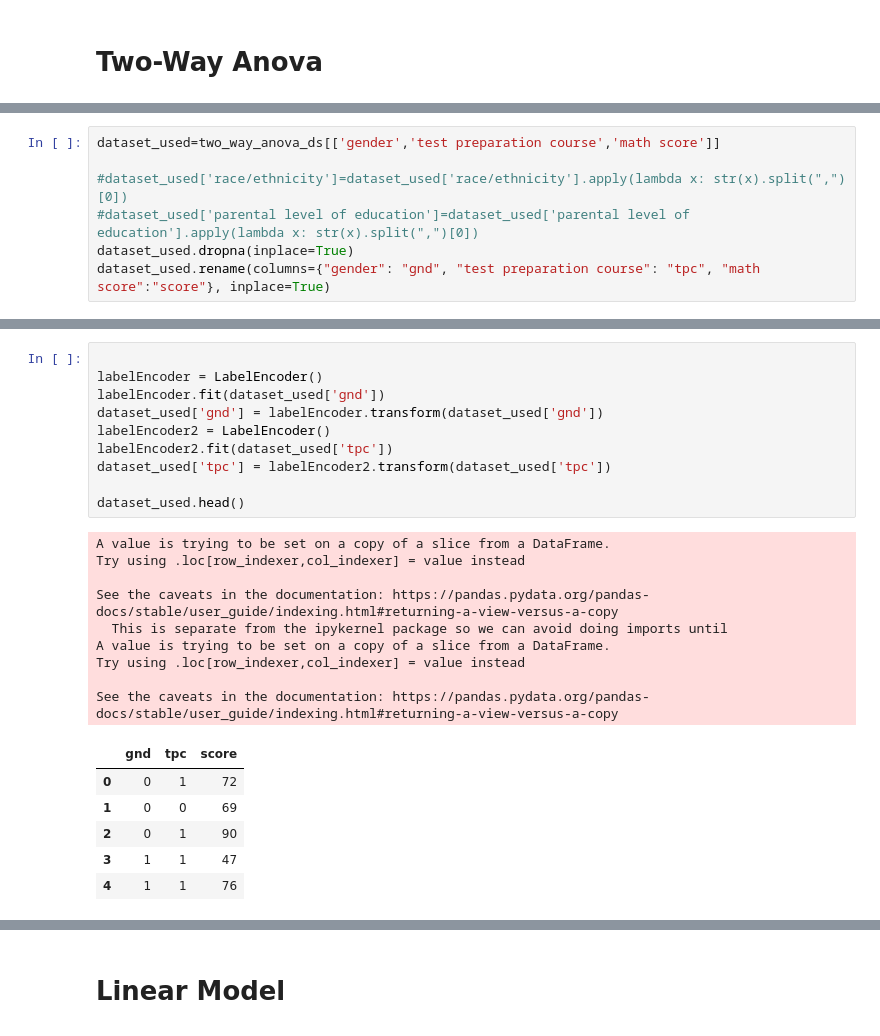
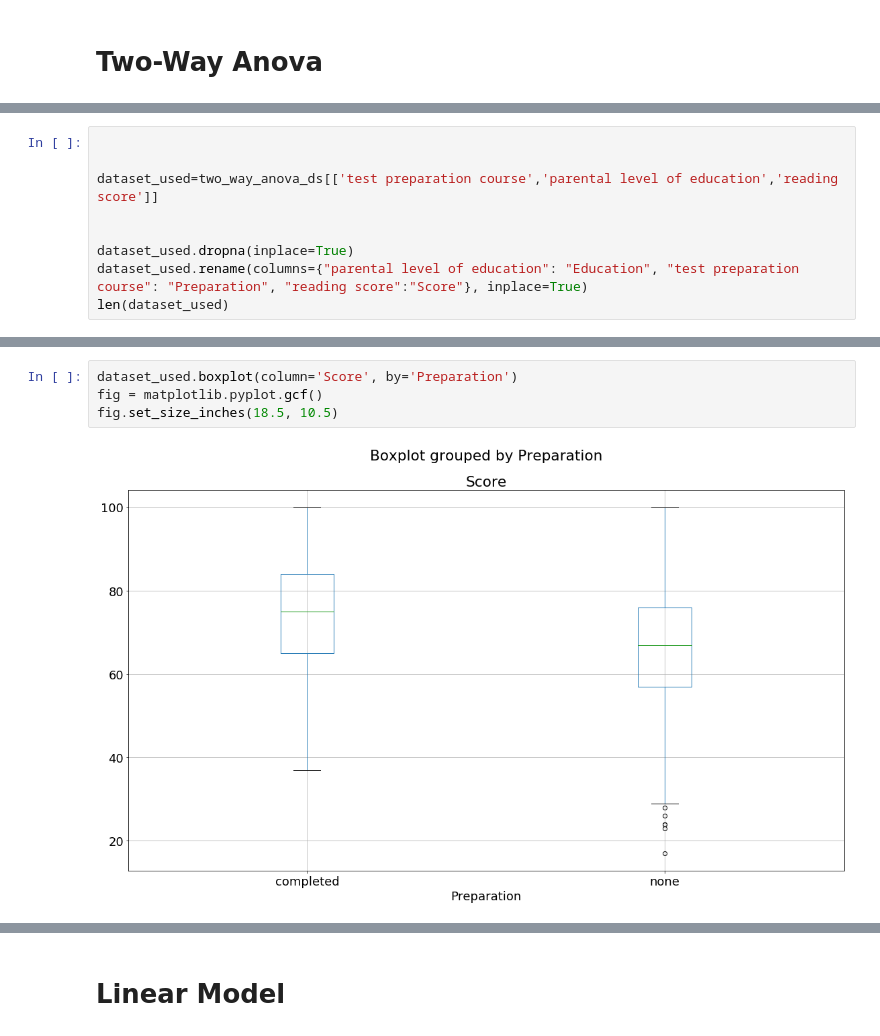
Before and after one commit to DinuVasiliu/StatisticsProject, a Jupyter notebook: TimeSeries_TwoWayAnova_LinearModelAnalysis.ipynb, the cells around one changed output, grey strips where cells are left out. Saved outputs shown, nothing was run; the diff lists cells and outputs as text.

```diff
--- a/TimeSeries_TwoWayAnova_LinearModelAnalysis.ipynb
+++ b/TimeSeries_TwoWayAnova_LinearModelAnalysis.ipynb
@@ -290,8 +277,10 @@ two_way_anova_ds.head()
 # %%
-dataset_used=two_way_anova_ds[['gender','test preparation course','math score']]
 
-#dataset_used['race/ethnicity']=dataset_used['race/ethnicity'].apply(lambda x: str(x).split(",")[0])
-#dataset_used['parental level of education']=dataset_used['parental level of education'].apply(lambda x: str(x).split(",")[0])
+
+dataset_used=two_way_anova_ds[['test preparation course','parental level of education','reading score']]
+
+
 dataset_used.dropna(inplace=True)
-dataset_used.rename(columns={"gender": "gnd", "test preparation course": "tpc", "math score":"score"}, inplace=True)
+dataset_used.rename(columns={"parental level of education": "Education", "test preparation course": "Preparation", "reading score":"Score"}, inplace=True)
+len(dataset_used)
 # %% [output]
@@ -312,28 +296,8 @@ dataset_used['tpc'].unique()
 # %% [output]
 array(['none', 'completed'], dtype=object)
-# %%
-
-labelEncoder = LabelEncoder()
-labelEncoder.fit(dataset_used['gnd'])
-dataset_used['gnd'] = labelEncoder.transform(dataset_used['gnd'])
-labelEncoder2 = LabelEncoder()
-labelEncoder2.fit(dataset_used['tpc'])
-dataset_used['tpc'] = labelEncoder2.transform(dataset_used['tpc'])
-
-dataset_used.head()
-# %% [output]
-A value is trying to be set on a copy of a slice from a DataFrame.
-Try using .loc[row_indexer,col_indexer] = value instead
-
-See the caveats in the documentation: https://pandas.pydata.org/pandas-docs/stable/user_guide/indexing.html#returning-a-view-versus-a-copy
-  This is separate from the ipykernel package so we can avoid doing imports until
-A value is trying to be set on a copy of a slice from a DataFrame.
-Try using .loc[row_indexer,col_indexer] = value instead
-
-See the caveats in the documentation: https://pandas.pydata.org/pandas-docs/stable/user_guide/indexing.html#returning-a-view-versus-a-copy
-|  | gnd | tpc | score |
-| 0 | 0 | 1 | 72 |
-| 1 | 0 | 0 | 69 |
-| 2 | 0 | 1 | 90 |
-| 3 | 1 | 1 | 47 |
-| 4 | 1 | 1 | 76 |
+# %%
+dataset_used.boxplot(column='Score', by='Preparation')
+fig = matplotlib.pyplot.gcf()
+fig.set_size_inches(18.5, 10.5)
+# %% [output]
+[figure, added]
```
Also changed, not shown: parts of 90 cells of this notebook.
